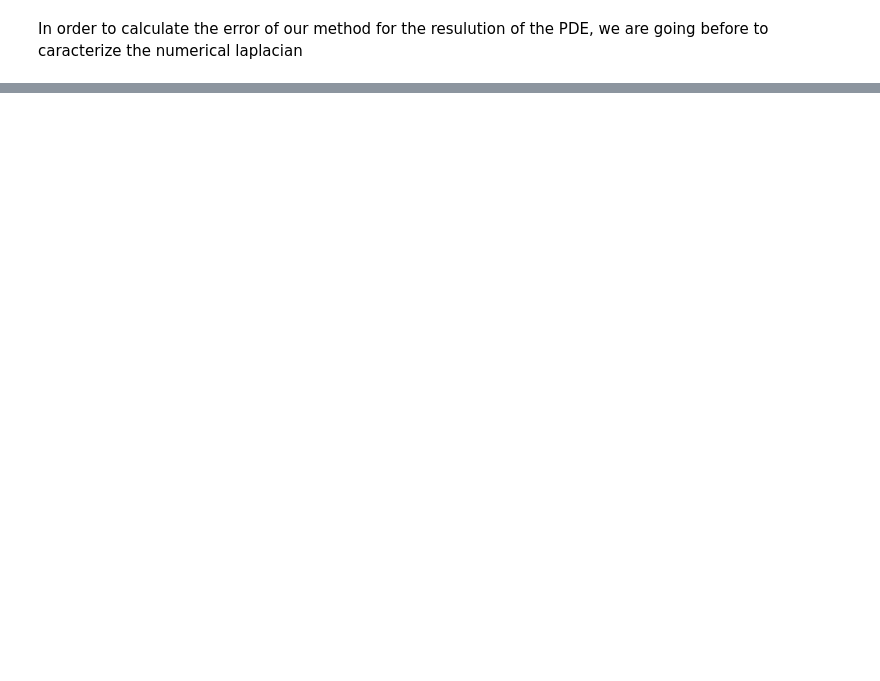
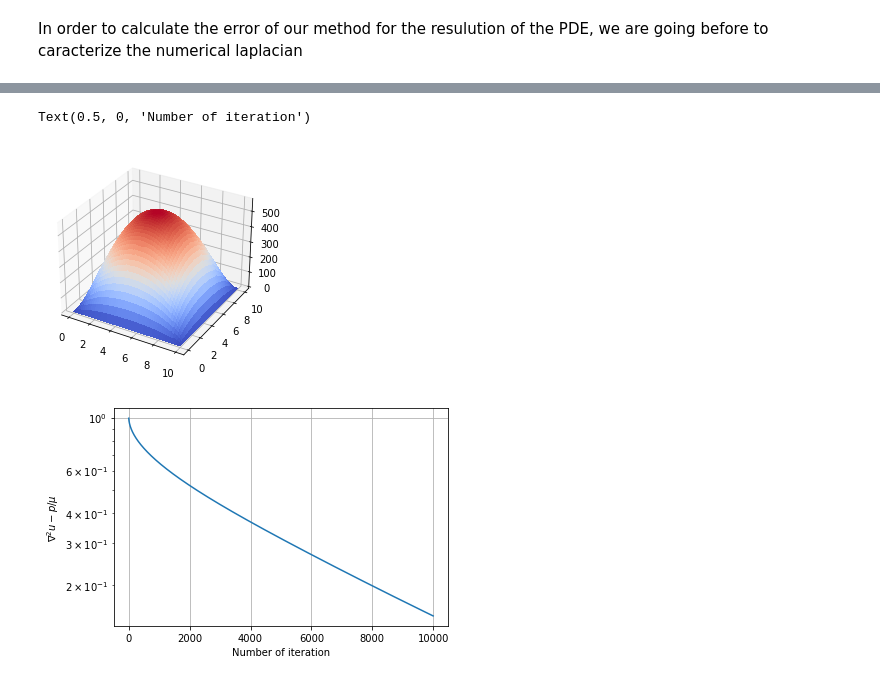
Before and after one commit to Francisco-Javier-Polaco-Rodriguez/Pressure_loss_in_a_square_cross_section_channel, a Jupyter notebook: Numerical_sollution.ipynb, the cells around one changed output, grey strips where cells are left out. Cells and saved outputs as stored; diff of their text form; code cells hidden in the pictures; blank space fills up the shorter version.

Commit message:
Finished the excersice about poisson equation. You can trust now the class.

```diff
--- a/Numerical_sollution.ipynb
+++ b/Numerical_sollution.ipynb
@@ -127,0 +152,19 @@ ax.plot_surface(x,y,u,cmap=cm.coolwarm,linewidth=0, antialiased=False)
+# %%
+N = 250
+p = -np.ones([N,N])*100
+test2 = poisson_equation(p,N,10,mu = 1)
+# %%
+test2.jacobi_solver(iter = 10000,controlerr  =True)
+u,x,y,dx,error = test2.get_simulation()
+fig, ax = plt.subplots(subplot_kw={"projection": "3d"})
+ax.plot_surface(x,y,u,cmap=cm.coolwarm,linewidth=0, antialiased=False)
+plt.figure()
+plt.plot(error/np.mean(np.abs(p)))
+plt.yscale('log')
+plt.grid()
+plt.ylabel(r'$\nabla^2 u-p/\mu$')
+plt.xlabel('Number of iteration')
+# %% [output]
+Text(0.5, 0, 'Number of iteration')
+[figure, added]
+[figure, added]
```
Also changed, not shown: parts of 9 cells of this notebook.
